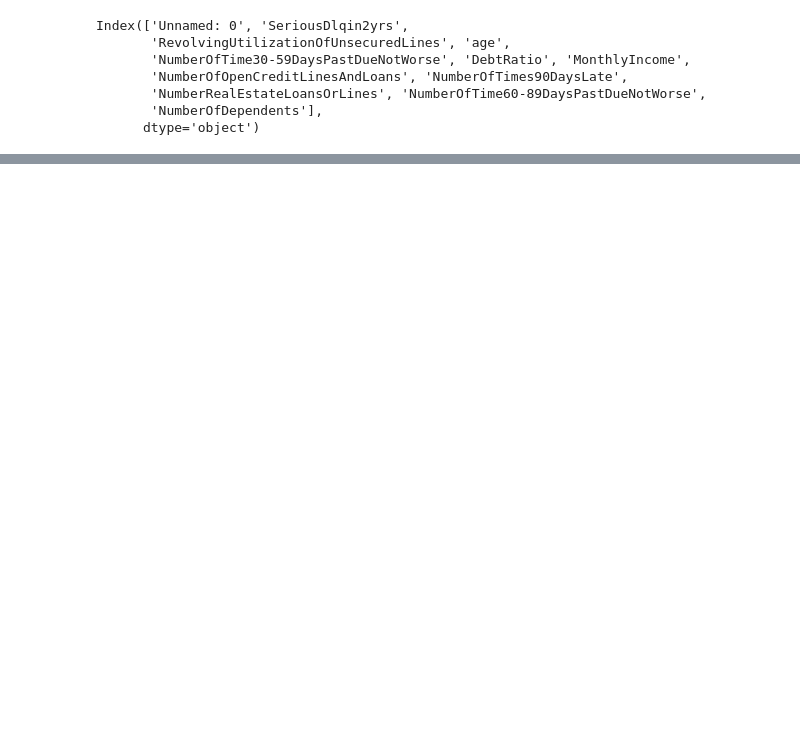
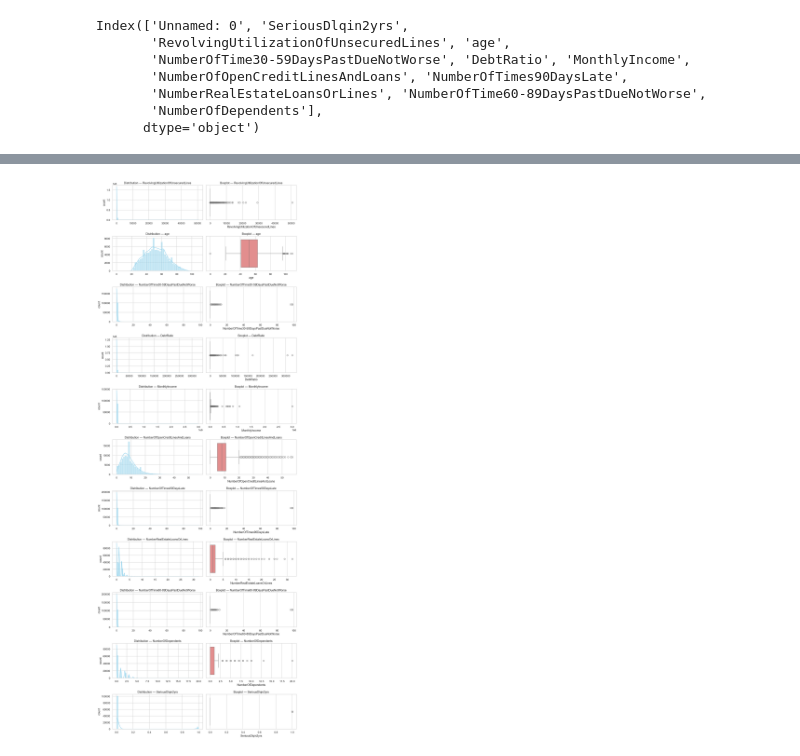
Before and after one commit to Zakariajava/GiveMeSomeCredit, a Jupyter notebook: notebooks/gmsc_baseline.ipynb, the cells around one changed output, grey strips where cells are left out. Drawn from its saved outputs; the diff is of its cells as text; code cells hidden in the pictures; blank space fills up the shorter version.

```diff
--- a/notebooks/gmsc_baseline.ipynb
+++ b/notebooks/gmsc_baseline.ipynb
@@ -117,0 +156,16 @@ Index(['Unnamed: 0', 'SeriousDlqin2yrs',
+# %%
+# Train/Test split
+df_train, df_test = train_test_split(
+    df,
+    test_size=TEST_SIZE,
+    stratify=df[TARGET], # keep (approx.) the same class proportions in each split
+    random_state=RNG_SEED,
+)
+
+# Train/Val split
+df_train, df_val = train_test_split(
+    df_train,
+    test_size=VAL_SIZE,
+    stratify=df_train[TARGET], # keep (approx.) the same class proportions in each split
+    random_state=RNG_SEED,
+)
@@ -117,0 +197,40 @@ Index(['Unnamed: 0', 'SeriousDlqin2yrs',
+# %%
+import matplotlib.pyplot as plt
+import seaborn as sns
+
+# Copy dataset to avoid modifying the original
+plot_df = df_train.copy()
+
+# Define numeric columns (all except target handled similarly)
+cols = plot_df.columns
+
+# Plot style
+sns.set_theme(style="whitegrid")
+plt.rcParams["figure.dpi"] = 140
+
+# Grid layout
+n_cols = 2
+n_rows = len(cols)
+fig, axes = plt.subplots(n_rows, n_cols, figsize=(12, n_rows * 3))
+
+for i, col in enumerate(cols):
+    ax_hist = axes[i, 0]
+    ax_box  = axes[i, 1]
+
+    data = plot_df[col].dropna()
+
+    # Histogram
+    sns.histplot(data, bins=50, kde=True, ax=ax_hist, color="skyblue", edgecolor=None)
+    ax_hist.set_title(f"Distribution — {col}")
+    ax_hist.set_xlabel("")
+    ax_hist.set_ylabel("count")
+
+    # Boxplot
+    sns.boxplot(x=data, ax=ax_box, color="lightcoral", orient="h")
+    ax_box.set_title(f"Boxplot — {col}")
+    ax_box.set_xlabel(col)
+
+plt.tight_layout(h_pad=1.5)
+plt.show()
+# %% [output]
+[figure, added]
```
Also changed, not shown: parts of 8 cells of this notebook, 1 other file.
